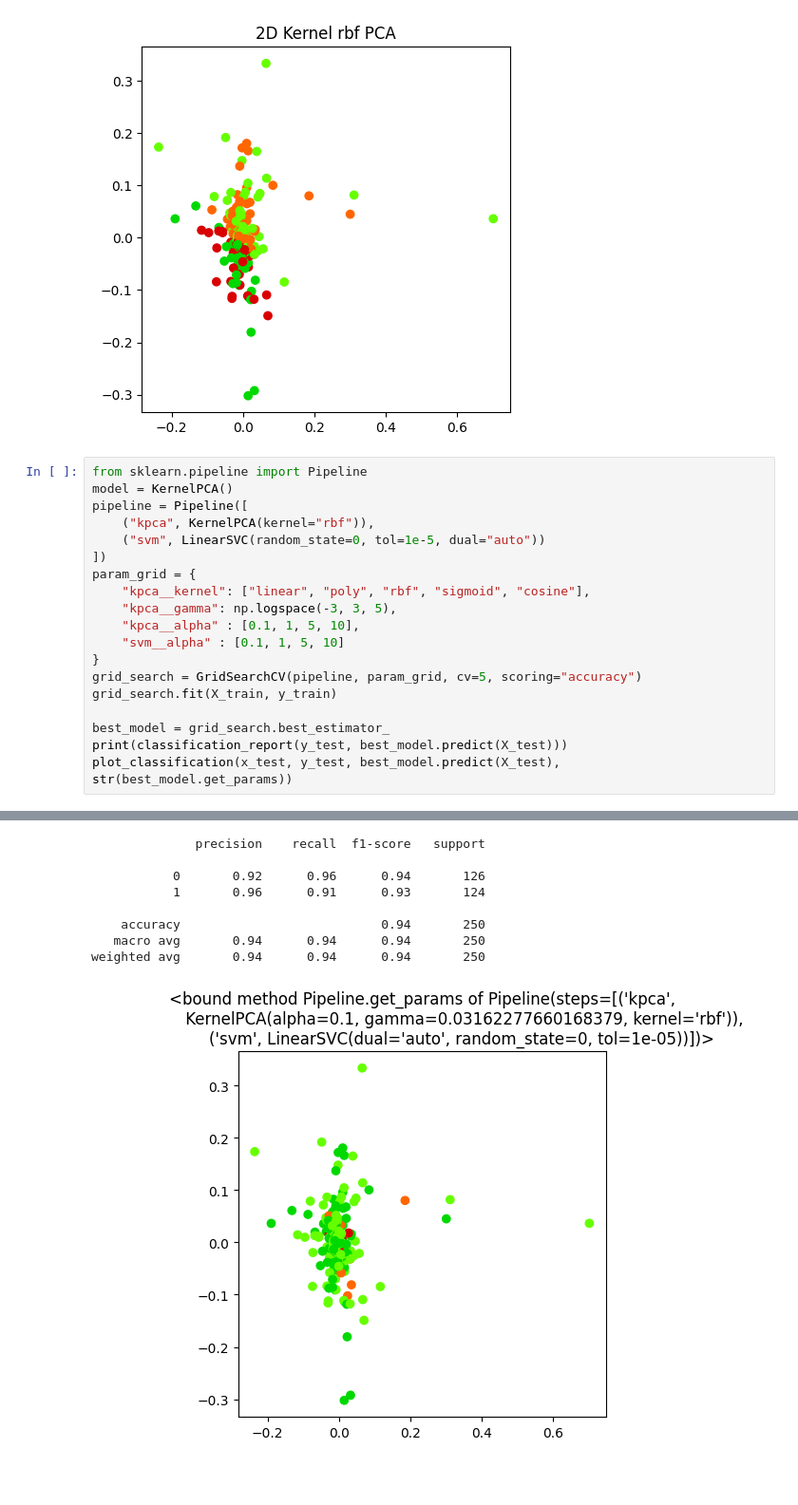
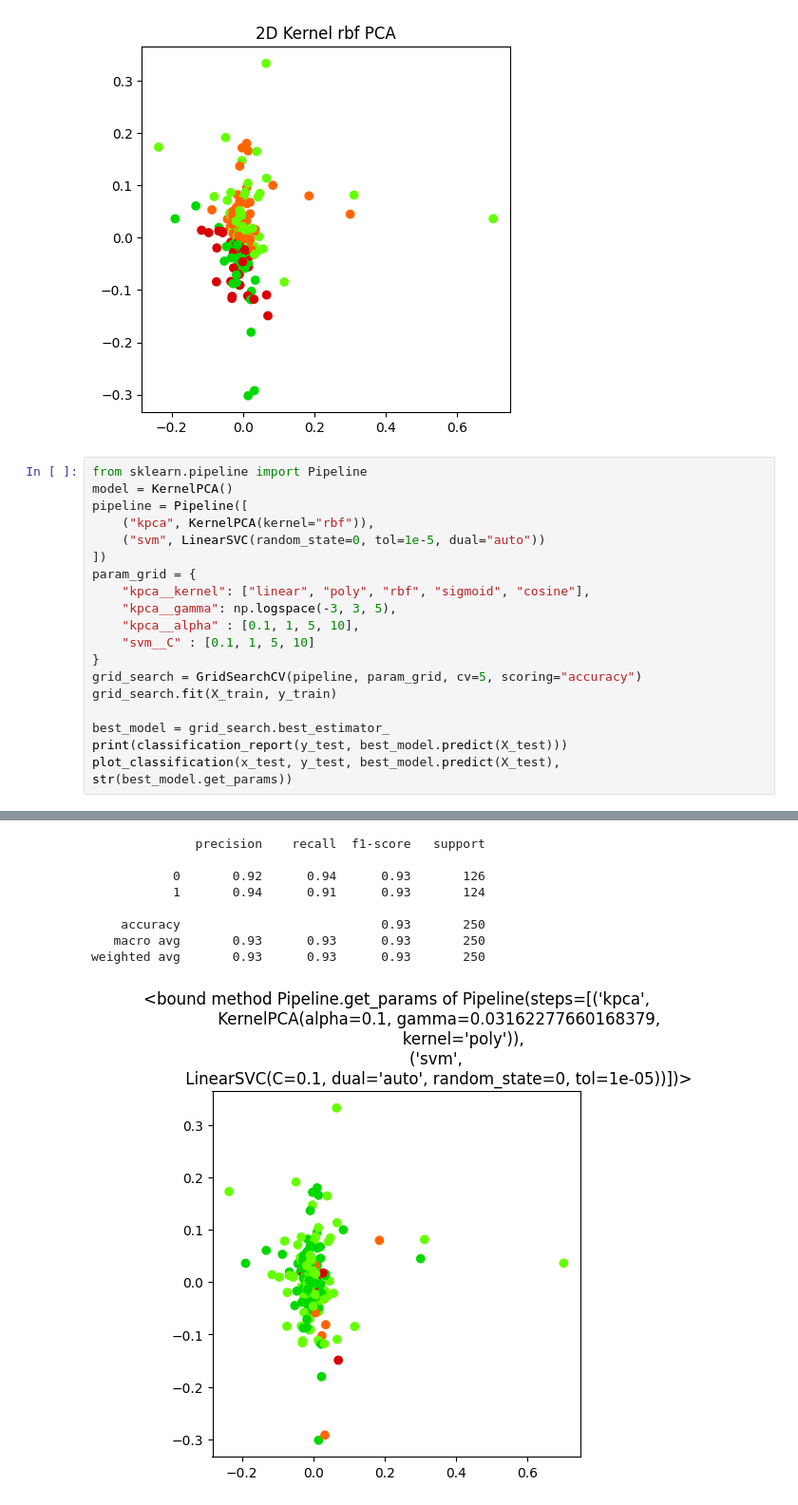
Before and after one commit to frekkoz3/Intro_to_ML_24-25, a Jupyter notebook: challenges/challenge 2/challenge_two.ipynb, the cells around one changed output, grey strips where cells are left out. Shown at 95% size. Saved outputs shown, nothing was run; the diff lists cells and outputs as text; blank space fills up the shorter version.

```diff
--- a/challenges/challenge 2/challenge_two.ipynb
+++ b/challenges/challenge 2/challenge_two.ipynb
@@ -277,7 +277,7 @@ param_grid = {
     "kpca__kernel": ["linear", "poly", "rbf", "sigmoid", "cosine"],
     "kpca__gamma": np.logspace(-3, 3, 5),
     "kpca__alpha" : [0.1, 1, 5, 10],
-    "svm__alpha" : [0.1, 1, 5, 10]
+    "svm__C" : [0.1, 1, 5, 10]
 }
 grid_search = GridSearchCV(pipeline, param_grid, cv=5, scoring="accuracy")
 grid_search.fit(X_train, y_train)
@@ -305,10 +305,10 @@ Traceback (most recent call last):
   warnings.warn(
               precision    recall  f1-score   support
 
-           0       0.92      0.96      0.94       126
-           1       0.96      0.91      0.93       124
+           0       0.92      0.94      0.93       126
+           1       0.94      0.91      0.93       124
 
-    accuracy                           0.94       250
-   macro avg       0.94      0.94      0.94       250
-weighted avg       0.94      0.94      0.94       250
+    accuracy                           0.93       250
+   macro avg       0.93      0.93      0.93       250
+weighted avg       0.93      0.93      0.93       250
-[figure, old version]
+[figure, new version]
```
Also changed, not shown: parts of 1 cell of this notebook, 1 other file.
